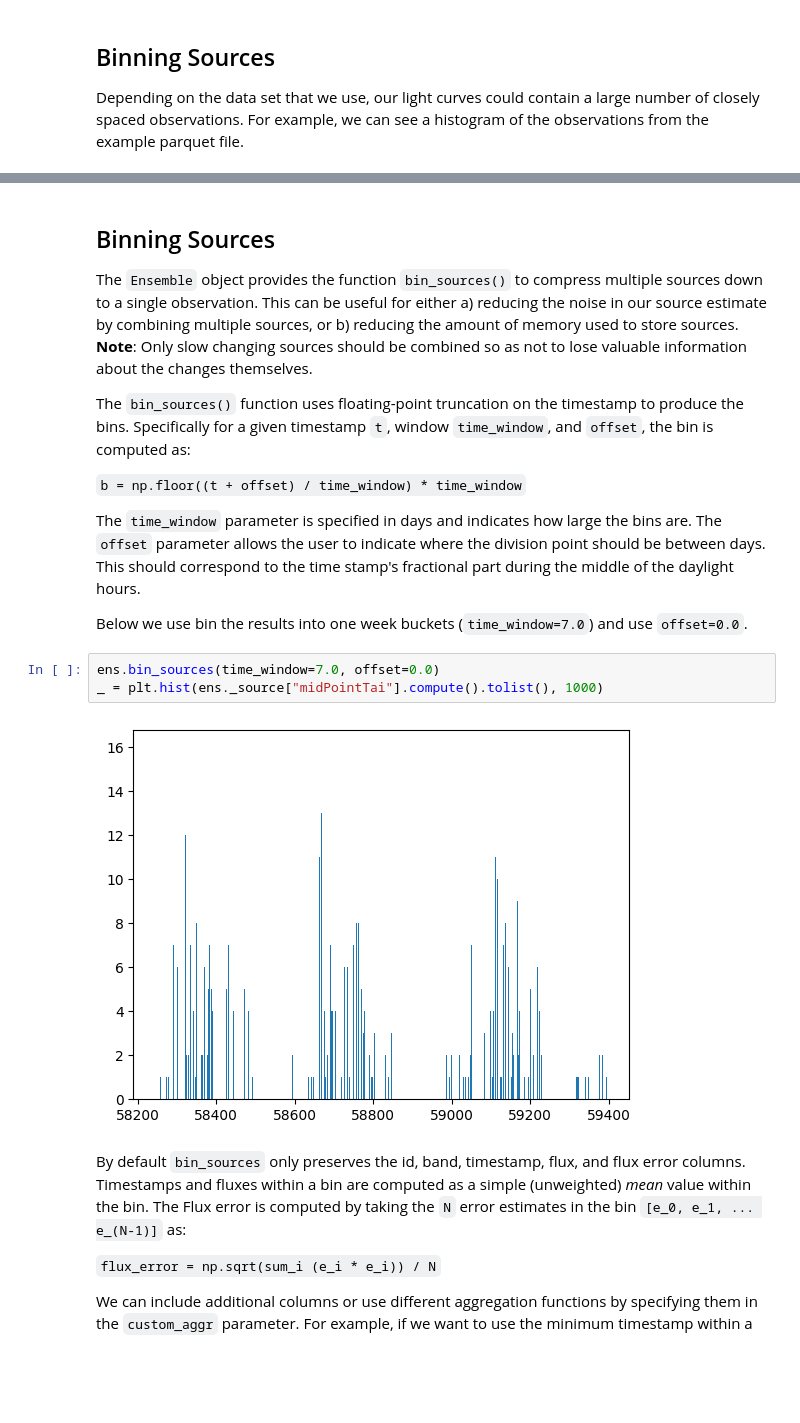
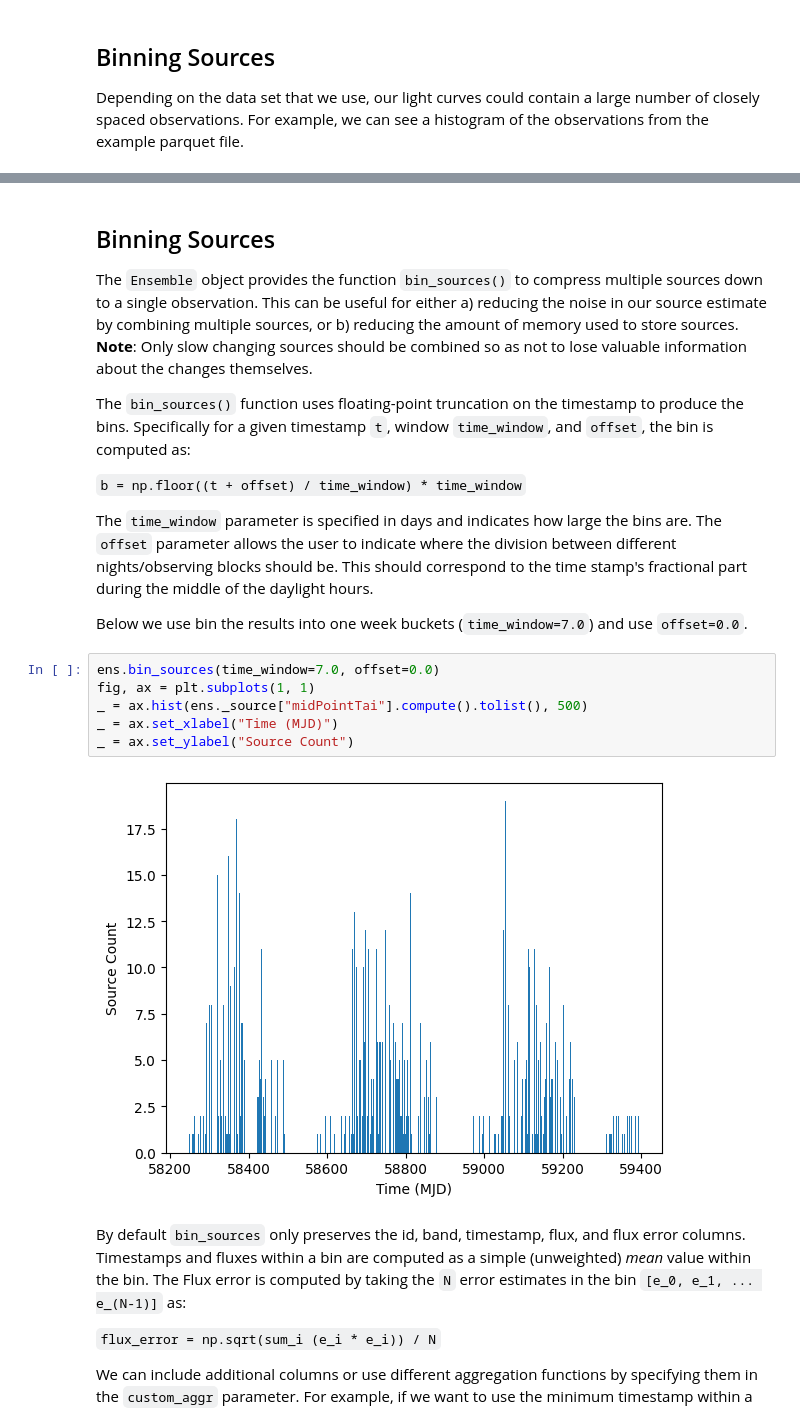
Before and after one commit to lincc-frameworks/tape, a Jupyter notebook: docs/notebooks/binning_slowly_changing_sources.ipynb, the cells around one changed output, grey strips where cells are left out. Cells and saved outputs as stored; diff of their text form; blank space fills up the shorter version.

```diff
--- a/docs/notebooks/binning_slowly_changing_sources.ipynb
+++ b/docs/notebooks/binning_slowly_changing_sources.ipynb
@@ -40,14 +43,17 @@ The `bin_sources()` function uses floating-point truncation on the timestamp to
 
 `b = np.floor((t + offset) / time_window) * time_window`
 
-The `time_window` parameter is specified in days and indicates how large the bins are. The `offset` parameter allows the user to indicate where the division point should be between days. This should correspond to the time stamp's fractional part during the middle of the daylight hours.
+The `time_window` parameter is specified in days and indicates how large the bins are. The `offset` parameter allows the user to indicate where the division between different nights/observing blocks should be. This should correspond to the time stamp's fractional part during the middle of the daylight hours.
 
 Below we use bin the results into one week buckets (`time_window=7.0`) and use `offset=0.0`.
 # %%
 ens.bin_sources(time_window=7.0, offset=0.0)
-_ = plt.hist(ens._source["midPointTai"].compute().tolist(), 1000)
+fig, ax = plt.subplots(1, 1)
+_ = ax.hist(ens._source["midPointTai"].compute().tolist(), 500)
+_ = ax.set_xlabel("Time (MJD)")
+_ = ax.set_ylabel("Source Count")
 # %% [output]
-[figure, old version]
+[figure, new version]
 # %% [markdown]
 By default `bin_sources` only preserves the id, band, timestamp, flux, and flux error columns. Timestamps and fluxes within a bin are computed as a simple (unweighted) *mean* value within the bin. The Flux error is computed by taking the `N` error estimates in the bin `[e_0, e_1, ... e_(N-1)]` as:
 
```
Also changed, not shown: parts of 7 cells of this notebook.
